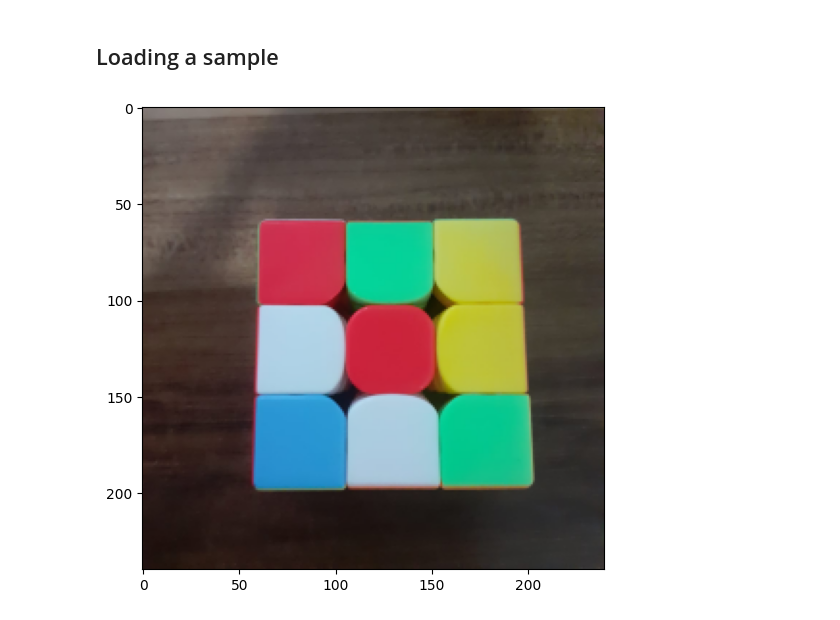
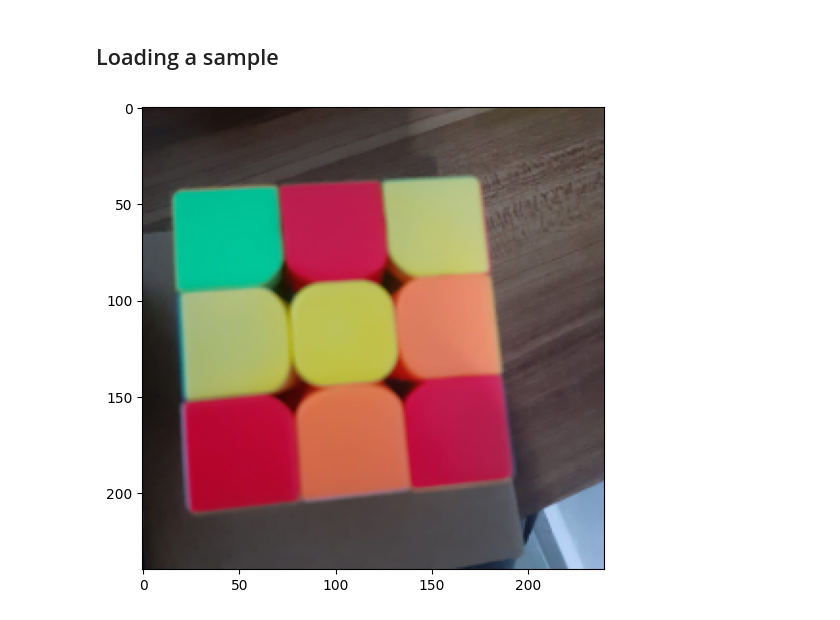
Before and after one commit to rubenjr0/umacv_2324_final_project, a Jupyter notebook: notebook.ipynb, the cells around one changed output. Saved outputs shown, nothing was run; the diff lists cells and outputs as text; code cells hidden in the pictures.

```diff
--- a/notebook.ipynb
+++ b/notebook.ipynb
@@ -28,9 +28,9 @@ def load_image(path: pathlib.Path, eq: bool = False, verbose: bool = False) -> n
         plt.imshow(img)
     return img
 # %%
-sample = load_image("data/6.png", eq=False, verbose=True)
+sample = load_image("data/8.png", eq=False, verbose=True)
 # %% [output]
-[figure, old version]
+[figure, new version]
 # %%
 def threshold_channel(channel):
     blurred = cv2.GaussianBlur(channel, (5, 5), 0)
```
Also changed, not shown: parts of 17 cells of this notebook.
